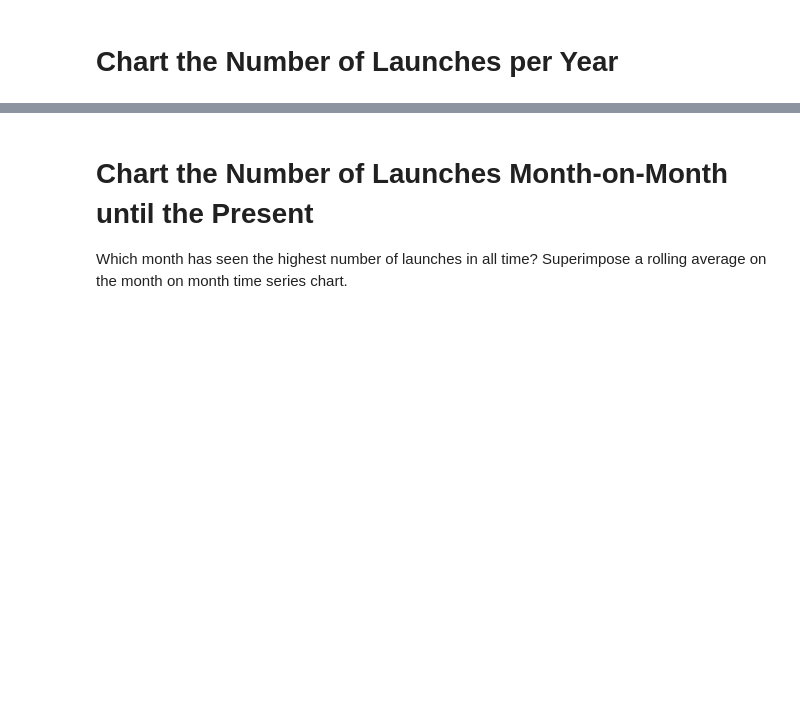
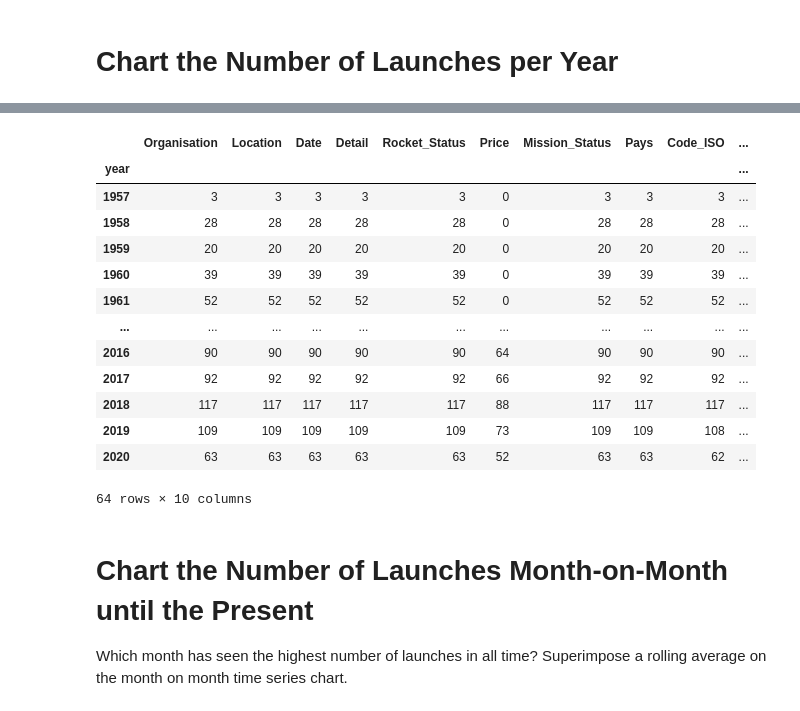
Before and after one commit to staixo/Python100day, a Jupyter notebook: Professional/SpaceMission/Space_Missions_Analysis.ipynb, the cells around one changed output, grey strips where cells are left out. Cells and saved outputs as stored; diff of their text form; code cells hidden in the pictures; blank space fills up the shorter version.

```diff
--- a/Professional/SpaceMission/Space_Missions_Analysis.ipynb
+++ b/Professional/SpaceMission/Space_Missions_Analysis.ipynb
@@ -285,7 +255,7 @@ def get_iso_code(country_name):
 
 
 # Ajouter une colonne 'Code ISO' au DataFrame
-df_data['Code ISO'] = df_data['Pays'].apply(get_iso_code)
+df_data['Code_ISO'] = df_data['Pays'].apply(get_iso_code)
 
 
 # Afficher le DataFrame avec les codes ISO
@@ -332,3 +425,20 @@ fig.show()
+# %%
+df_data.groupby("year").count()
+# %% [output]
+|  | Organisation | Location | Date | Detail | Rocket_Status | Price | Mission_Status | Pays | Code_ISO | ... |
+| year |  |  |  |  |  |  |  |  |  | ... |
+| 1957 | 3 | 3 | 3 | 3 | 3 | 0 | 3 | 3 | 3 | ... |
+| 1958 | 28 | 28 | 28 | 28 | 28 | 0 | 28 | 28 | 28 | ... |
+| 1959 | 20 | 20 | 20 | 20 | 20 | 0 | 20 | 20 | 20 | ... |
+| 1960 | 39 | 39 | 39 | 39 | 39 | 0 | 39 | 39 | 39 | ... |
+| 1961 | 52 | 52 | 52 | 52 | 52 | 0 | 52 | 52 | 52 | ... |
+| ... | ... | ... | ... | ... | ... | ... | ... | ... | ... | ... |
+| 2016 | 90 | 90 | 90 | 90 | 90 | 64 | 90 | 90 | 90 | ... |
+| 2017 | 92 | 92 | 92 | 92 | 92 | 66 | 92 | 92 | 92 | ... |
+| 2018 | 117 | 117 | 117 | 117 | 117 | 88 | 117 | 117 | 117 | ... |
+| 2019 | 109 | 109 | 109 | 109 | 109 | 73 | 109 | 109 | 108 | ... |
+| 2020 | 63 | 63 | 63 | 63 | 63 | 52 | 63 | 63 | 62 | ... |
+64 rows × 10 columns
 # %% [markdown]
 # Chart the Number of Launches Month-on-Month until the Present
 
```
Also changed, not shown: parts of 20 cells of this notebook.
